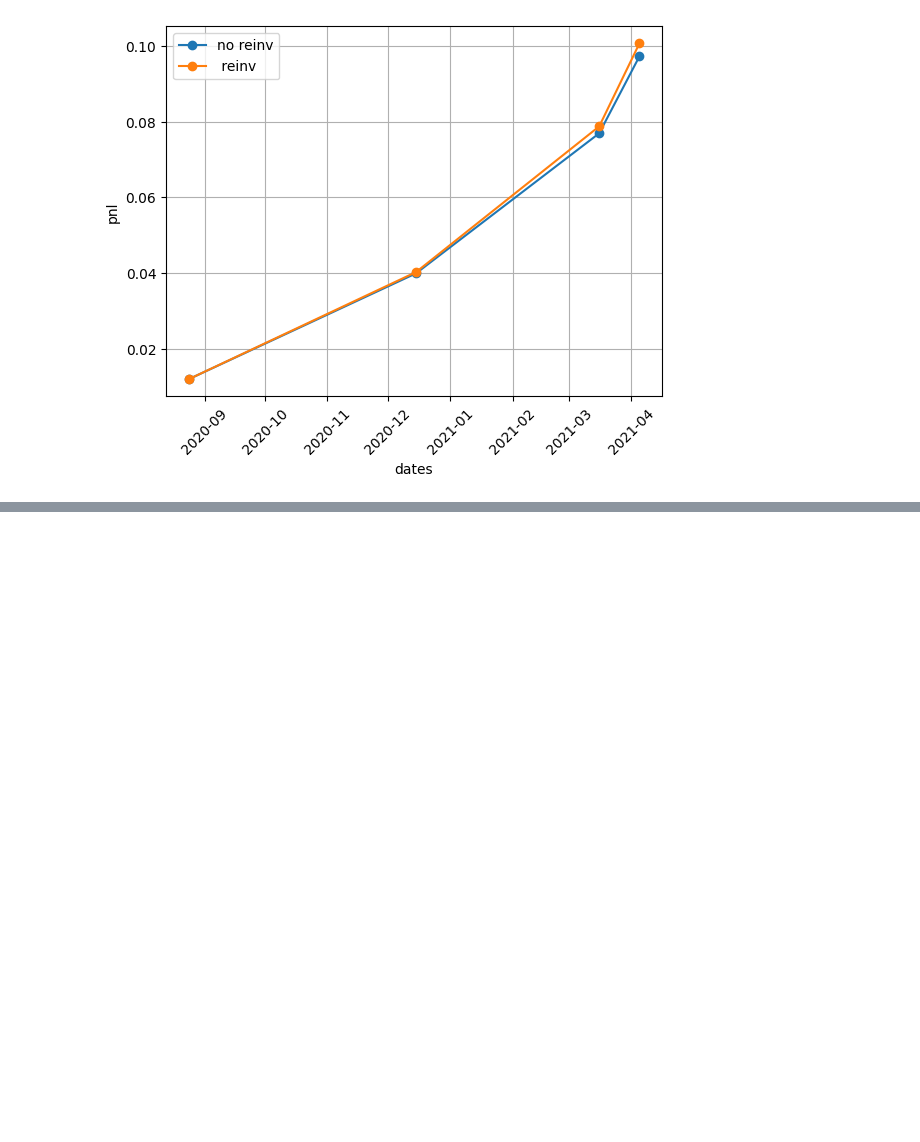
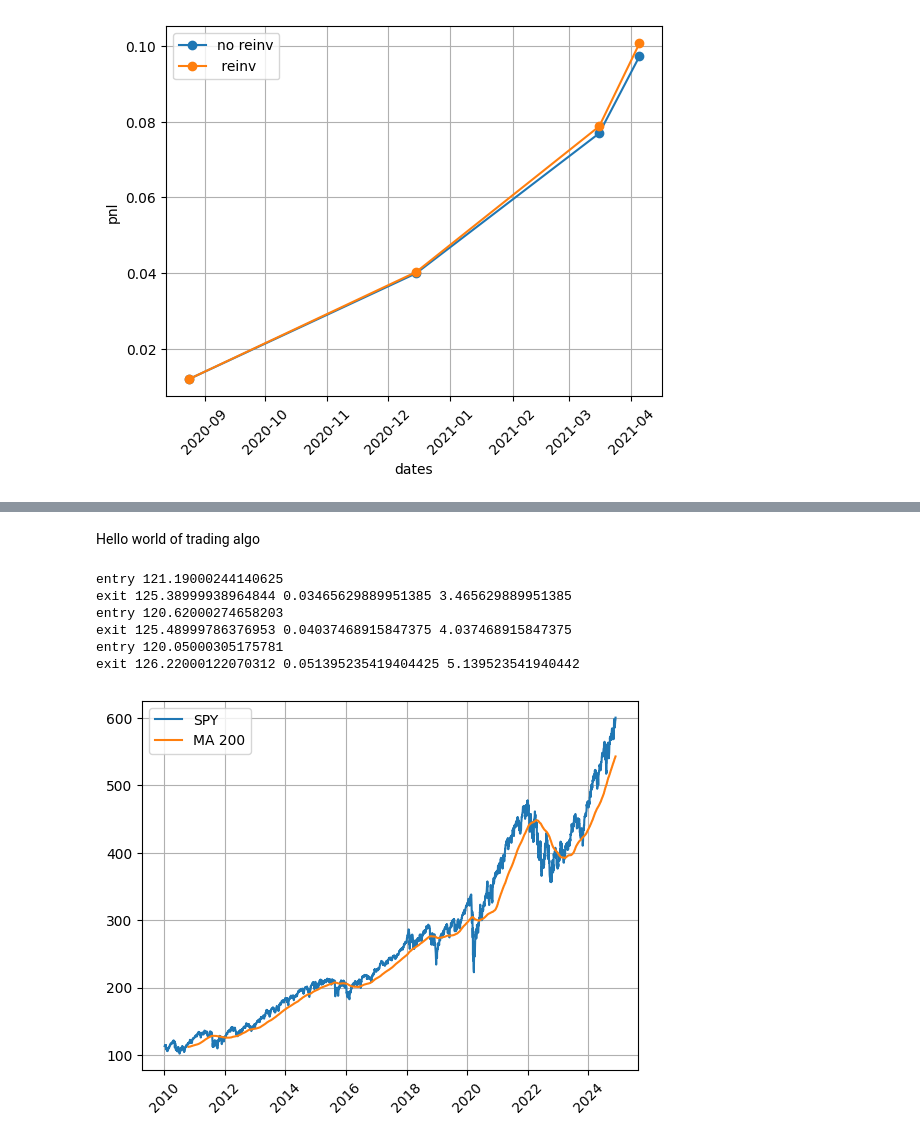
Before and after one commit to Jundula/Neural-networks, a Jupyter notebook: MLP.ipynb, the cells around one changed output, grey strips where cells are left out. Drawn from its saved outputs; the diff is of its cells as text; code cells hidden in the pictures; blank space fills up the shorter version.

```diff
--- a/MLP.ipynb
+++ b/MLP.ipynb
@@ -121,0 +134,36 @@ plt.legend()
+# %% [markdown]
+Hello world of trading algo
+# %%
+inpos = 0
+th = 600
+pnls = []
+dates = []
+
+for i, price in enumerate(spy.Close.SPY):
+    if inpos == 0 and spy.Close.SPY.iloc[i-1]<th and spy.Close.SPY.iloc[i]>=th:
+        inpos = -1
+        entry = price
+        print('entry',entry)
+
+    #elif inpos == 1 and price > th+5:
+    elif inpos == 1 and price < th+5:
+        inpos = 0
+        pnl = (price - entry)/entry
+        print('exit', price, pnl, pnl*100)
+        pnls.append(pnl)
+        dates.append(spy.index[i])
+# %% [output]
+entry 121.19000244140625
+exit 125.38999938964844 0.03465629889951385 3.465629889951385
+entry 120.62000274658203
+exit 125.48999786376953 0.04037468915847375 4.037468915847375
+entry 120.05000305175781
+exit 126.22000122070312 0.051395235419404425 5.139523541940442
+# %%
+plt.plot(spy.Close, label = 'SPY')
+plt.plot(spy.Close.rolling(200).mean(),label = 'MA 200')
+plt.legend()
+plt.xticks(rotation=45)
+plt.grid()
+# %% [output]
+[figure, added]
```
Also changed, not shown: parts of 5 cells of this notebook.
